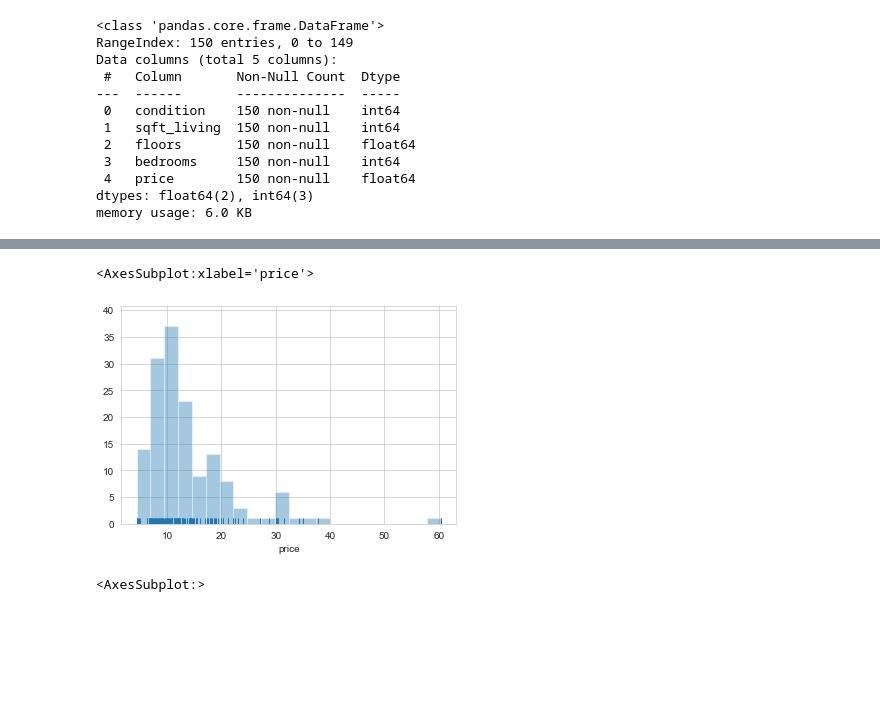
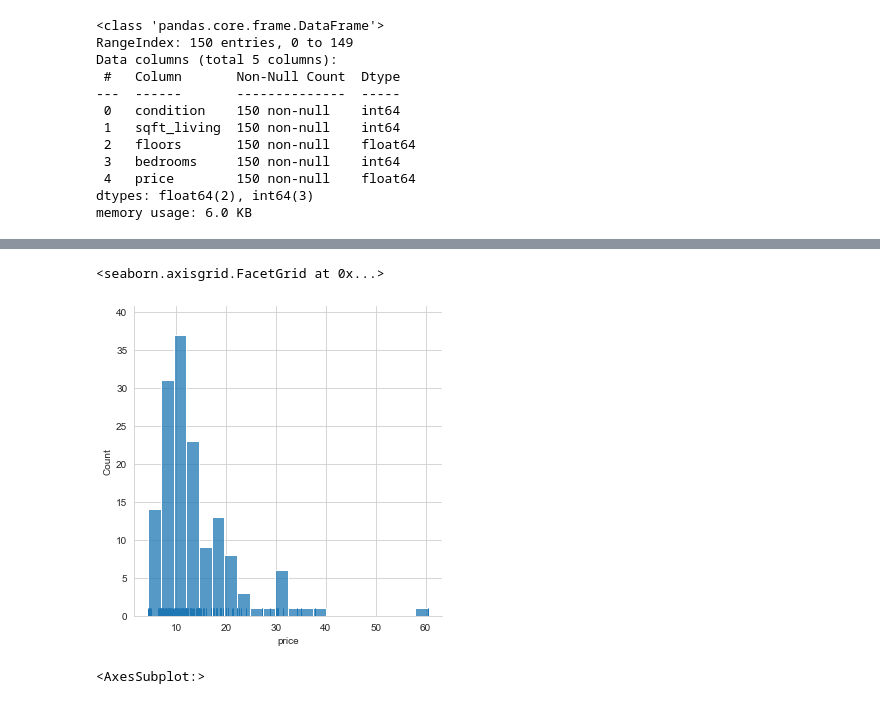
Before and after one commit to nguyenquanghuy61ht/HocMay, a Jupyter notebook: tetst.ipynb, the cells around one changed output, grey strips where cells are left out. Saved outputs shown, nothing was run; the diff lists cells and outputs as text; code cells hidden in the pictures; blank space fills up the shorter version.

```diff
--- a/tetst.ipynb
+++ b/tetst.ipynb
@@ -36,9 +36,9 @@ sns.pairplot(df)
 # %%
 sns.set_style("whitegrid")
-sns.distplot(df['price'], kde = False, rug = "True")
+sns.displot(df['price'], kde = False, rug = "True")
 # %% [output]
-<AxesSubplot:xlabel='price'>
+<seaborn.axisgrid.FacetGrid at 0x...>
-[figure, old version]
+[figure, new version]
 # %%
 plt.figure(figsize=(18,5))
 sns.heatmap(df.corr(), annot=True, lw = 1, linecolor="r",cmap="coolwarm")
```
Also changed, not shown: parts of 3 cells of this notebook.
